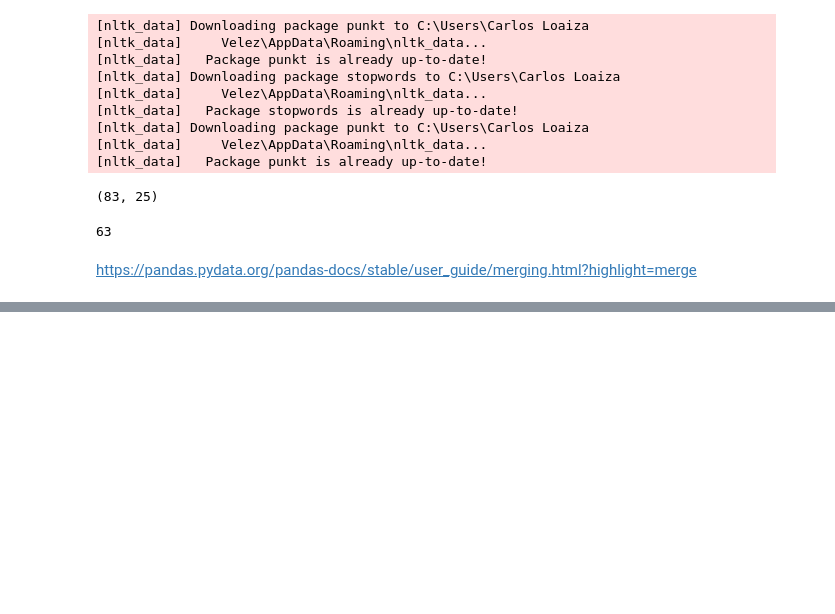
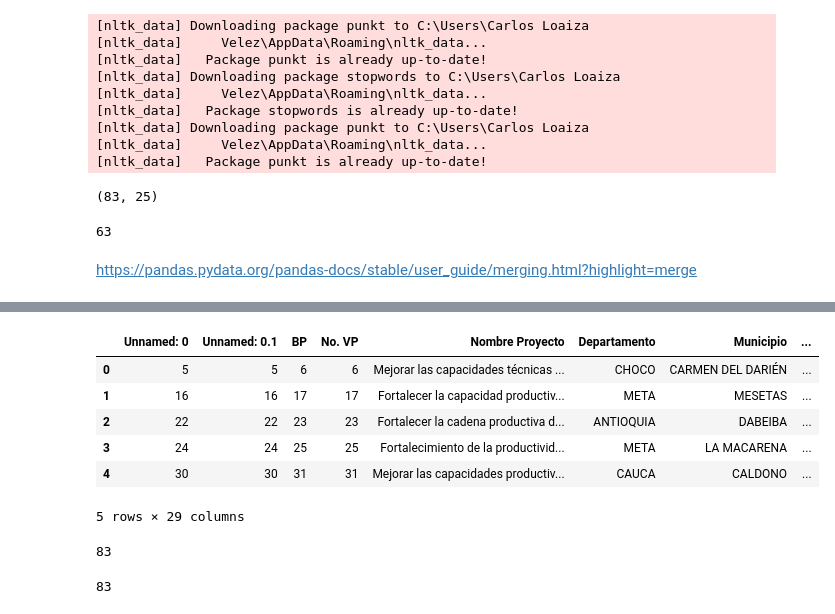
Before and after one commit to ds4a-team-envigado/project, a Jupyter notebook: Dashboard/VERSION 2/Data Match.ipynb, the cells around one changed output, grey strips where cells are left out. Drawn from its saved outputs; the diff is of its cells as text; code cells hidden in the pictures; blank space fills up the shorter version.

```diff
--- a/Dashboard/VERSION 2/Data Match.ipynb
+++ b/Dashboard/VERSION 2/Data Match.ipynb
@@ -162,0 +184,4 @@ https://pandas.pydata.org/pandas-docs/stable/user_guide/merging.html?highlight=m
+# %%
+EVA2 = EVA.groupby(['DEPARTAMENTO','CADENA_PRODUCTIVA_ADR'])[['AREA_SEMBR','AREA_COSECH','PRODUCCION','RENDIMIENTO']].mean().reset_index()
+EVA2.columns = ['Departamento','CADENA_PRODUCTIVA_ADR','AREA_SEMBR','AREA_COSECH','PRODUCCION','RENDIMIENTO']
+EVA2.head()
@@ -162,0 +195,19 @@ https://pandas.pydata.org/pandas-docs/stable/user_guide/merging.html?highlight=m
+# %%
+PRUEBA = pd.merge(new_df_PIDAR, EVA2, on = ['CADENA_PRODUCTIVA_ADR','Departamento'],how='left')
+PRUEBA.head()
+# %% [output]
+|  | Unnamed: 0 | Unnamed: 0.1 | BP | No. VP | Nombre Proyecto | Departamento | Municipio | ... |
+| 0 | 5 | 5 | 6 | 6 | Mejorar las capacidades técnicas ... | CHOCO | CARMEN DEL DARIÉN | ... |
+| 1 | 16 | 16 | 17 | 17 | Fortalecer la capacidad productiv... | META | MESETAS | ... |
+| 2 | 22 | 22 | 23 | 23 | Fortalecer la cadena productiva d... | ANTIOQUIA | DABEIBA | ... |
+| 3 | 24 | 24 | 25 | 25 | Fortalecimiento de la productivid... | META | LA MACARENA | ... |
+| 4 | 30 | 30 | 31 | 31 | Mejorar las capacidades productiv... | CAUCA | CALDONO | ... |
+5 rows × 29 columns
+# %%
+len(PRUEBA)
+# %% [output]
+83
+# %%
+len(new_df_PIDAR)
+# %% [output]
+83
```
Also changed, not shown: parts of 10 cells of this notebook.
